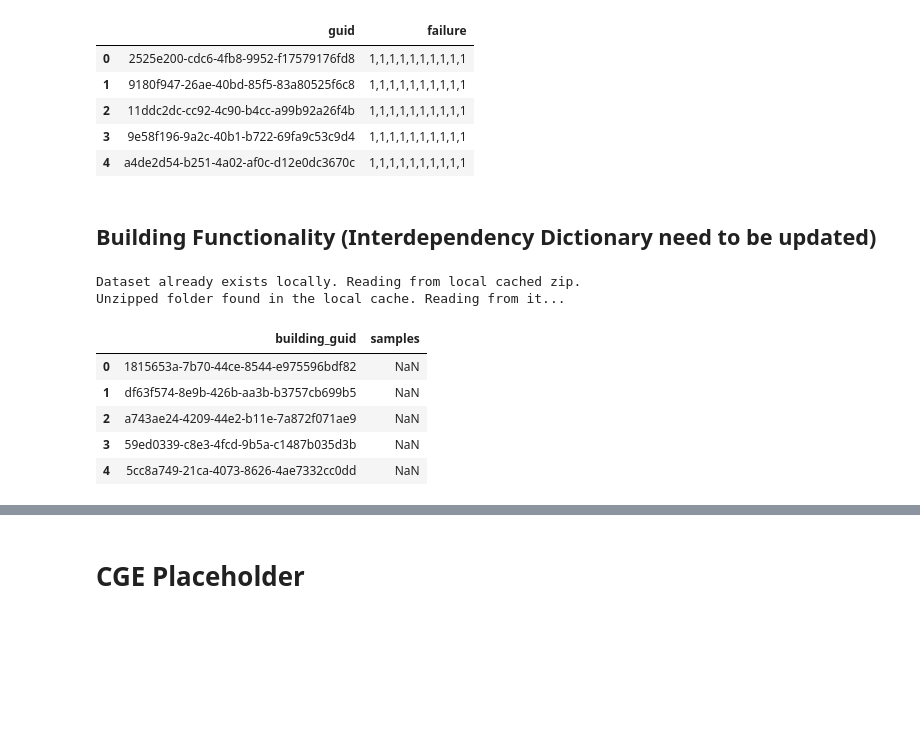
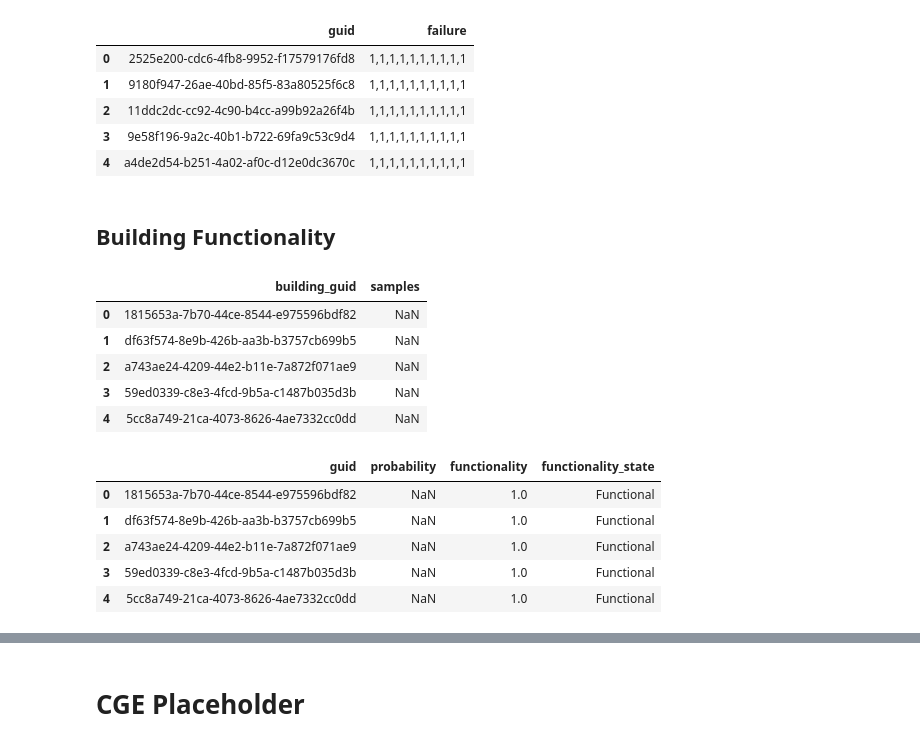
Before and after one commit to IN-CORE/incore-docs, a Jupyter notebook: manual_jb/content/notebooks/galveston_community_app.ipynb, the cells around one changed output, grey strips where cells are left out. Drawn from its saved outputs; the diff is of its cells as text; code cells hidden in the pictures; blank space fills up the shorter version.

```diff
--- a/manual_jb/content/notebooks/galveston_community_app.ipynb
+++ b/manual_jb/content/notebooks/galveston_community_app.ipynb
@@ -272,13 +281,13 @@ gal_pole_damage_mcs_samples_df.head()
 | 3 | 9e58f196-9a2c-40b1-b722-69fa9c53c9d4 | 1,1,1,1,1,1,1,1,1,1 |
 | 4 | a4de2d54-b251-4a02-af0c-d12e0dc3670c | 1,1,1,1,1,1,1,1,1,1 |
 # %% [markdown]
-## Building Functionality (Interdependency Dictionary need to be updated)
+## Building Functionality
 # %%
 gal_bldg_func = BuildingFunctionality(client)
 
 gal_bldg_func.set_input_dataset("building_damage_mcs_samples", gal_bldg_damage_mcs_samples)
 gal_bldg_func.set_input_dataset("poles_damage_mcs_samples", gal_pole_damage_mcs_samples)
-gal_bldg_func.load_remote_input_dataset("interdependency_dictionary", "63d7fe6fa011a9746c94ffb1")
+gal_bldg_func.load_remote_input_dataset("interdependency_dictionary", "63e5af0262d82d2f5a1058ea")
 
 gal_bldg_func.set_parameter("result_name", "gal_mcs_functionality_probability")
 gal_bldg_func.run_analysis()
@@ -286,11 +295,27 @@ gal_bldg_func.run_analysis()
 gal_bldg_func_samples_df = gal_bldg_func.get_output_dataset('functionality_samples').get_dataframe_from_csv()
 gal_bldg_func_samples_df.head()
 # %% [output]
-Dataset already exists locally. Reading from local cached zip.
-Unzipped folder found in the local cache. Reading from it...
 |  | building_guid | samples |
 | 0 | 1815653a-7b70-44ce-8544-e975596bdf82 | NaN |
 | 1 | df63f574-8e9b-426b-aa3b-b3757cb699b5 | NaN |
 | 2 | a743ae24-4209-44e2-b11e-7a872f071ae9 | NaN |
 | 3 | 59ed0339-c8e3-4fcd-9b5a-c1487b035d3b | NaN |
 | 4 | 5cc8a749-21ca-4073-8626-4ae7332cc0dd | NaN |
+# %%
+df_gal_bldg_func_probability = gal_bldg_func.get_output_dataset('functionality_probability').get_dataframe_from_csv()
+df_gal_bldg_func_probability = df_gal_bldg_func_probability.rename(columns={"building_guid": "guid"})
+func_prob_target = 0.40
+df_gal_bldg_func_probability.loc[df_gal_bldg_func_probability['probability'].isna(), 'functionality'] = 1 # Assumed to be connected to an undamaged/unanalyzed power network for now.
+df_gal_bldg_func_probability.loc[df_gal_bldg_func_probability['probability'] <= func_prob_target, 'functionality'] = 0 # Non-Functional
+df_gal_bldg_func_probability.loc[df_gal_bldg_func_probability['probability'] > func_prob_target, 'functionality'] = 1 # Functional
+df_gal_bldg_func_probability.loc[df_gal_bldg_func_probability['probability'].isna(), 'functionality_state'] = 'Functional' # Assumed to be connected to an undamaged/unanalyzed power network for now.
+df_gal_bldg_func_probability.loc[df_gal_bldg_func_probability['probability'] <= func_prob_target, 'functionality_state'] = 'Non-Functional' # Non-Functional
+df_gal_bldg_func_probability.loc[df_gal_bldg_func_probability['probability'] > func_prob_target, 'functionality_state'] = 'Functional' # Functional
+df_gal_bldg_func_probability.head()
+# %% [output]
+|  | guid | probability | functionality | functionality_state |
+| 0 | 1815653a-7b70-44ce-8544-e975596bdf82 | NaN | 1.0 | Functional |
+| 1 | df63f574-8e9b-426b-aa3b-b3757cb699b5 | NaN | 1.0 | Functional |
+| 2 | a743ae24-4209-44e2-b11e-7a872f071ae9 | NaN | 1.0 | Functional |
+| 3 | 59ed0339-c8e3-4fcd-9b5a-c1487b035d3b | NaN | 1.0 | Functional |
+| 4 | 5cc8a749-21ca-4073-8626-4ae7332cc0dd | NaN | 1.0 | Functional |
```
Also changed, not shown: parts of 3 cells of this notebook.
